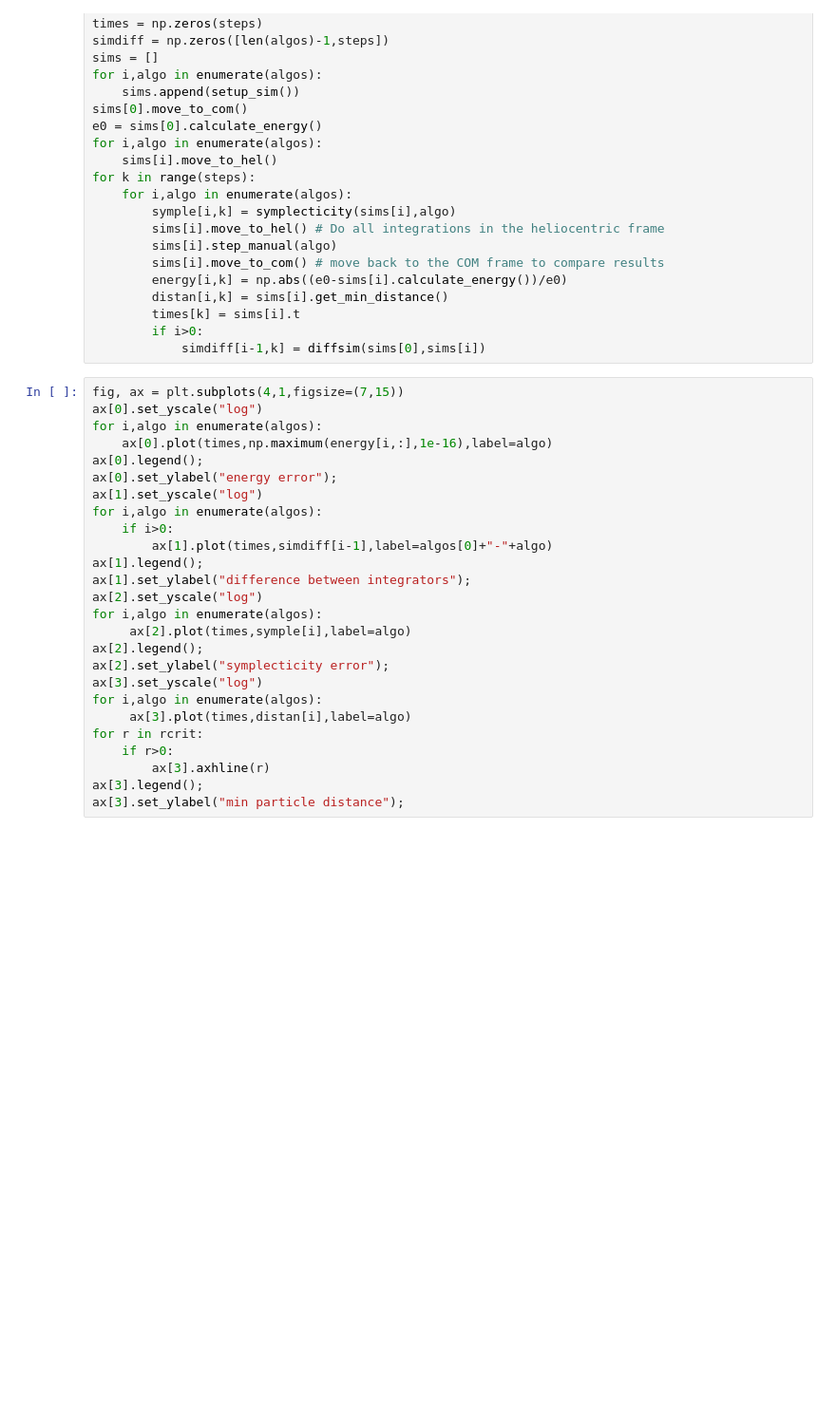
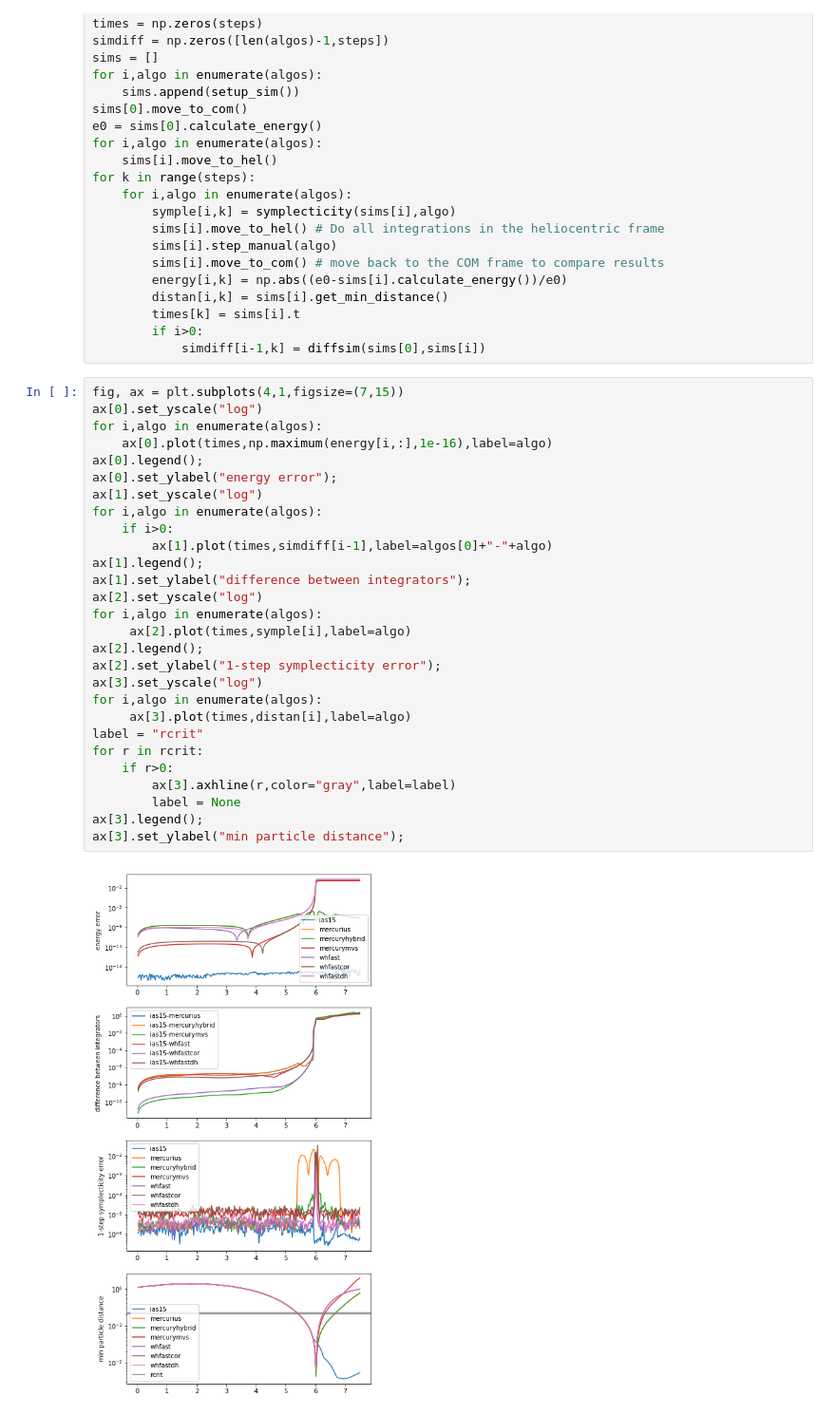
Before and after one commit to keirdarling/rebound, a Jupyter notebook: 20180708Fields/Mercury Interconnect Sept 23 2018.ipynb, the cells around one changed output. Shown at 95% size. Cells and saved outputs as stored; diff of their text form; blank space fills up the shorter version.

```diff
--- a/20180708Fields/Mercury Interconnect Sept 23 2018.ipynb
+++ b/20180708Fields/Mercury Interconnect Sept 23 2018.ipynb
@@ -354,26 +360,30 @@ for k in range(steps):
 # %%
 fig, ax = plt.subplots(4,1,figsize=(7,15))
 ax[0].set_yscale("log")
 for i,algo in enumerate(algos):
     ax[0].plot(times,np.maximum(energy[i,:],1e-16),label=algo)
 ax[0].legend();
 ax[0].set_ylabel("energy error");
 ax[1].set_yscale("log")
 for i,algo in enumerate(algos):
     if i>0:
         ax[1].plot(times,simdiff[i-1],label=algos[0]+"-"+algo)
 ax[1].legend();
 ax[1].set_ylabel("difference between integrators");
 ax[2].set_yscale("log")
 for i,algo in enumerate(algos):
      ax[2].plot(times,symple[i],label=algo)
 ax[2].legend();
-ax[2].set_ylabel("symplecticity error");
+ax[2].set_ylabel("1-step symplecticity error");
 ax[3].set_yscale("log")
 for i,algo in enumerate(algos):
      ax[3].plot(times,distan[i],label=algo)
+label = "rcrit"
 for r in rcrit:
     if r>0:
-        ax[3].axhline(r)
+        ax[3].axhline(r,color="gray",label=label)
+        label = None
 ax[3].legend();
 ax[3].set_ylabel("min particle distance");
+# %% [output]
+[figure, added]
```
Also changed, not shown: parts of 2 cells of this notebook.
